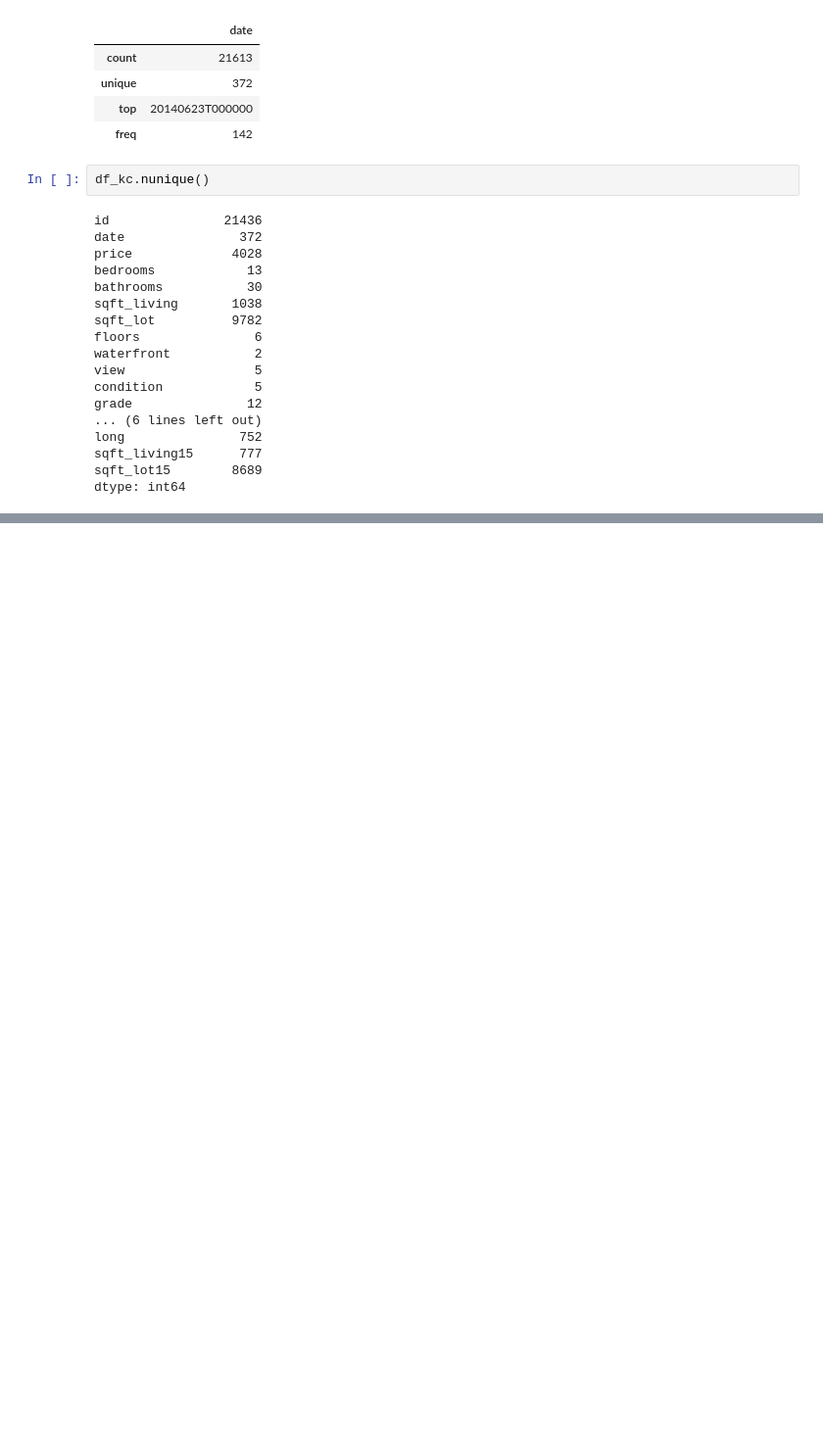
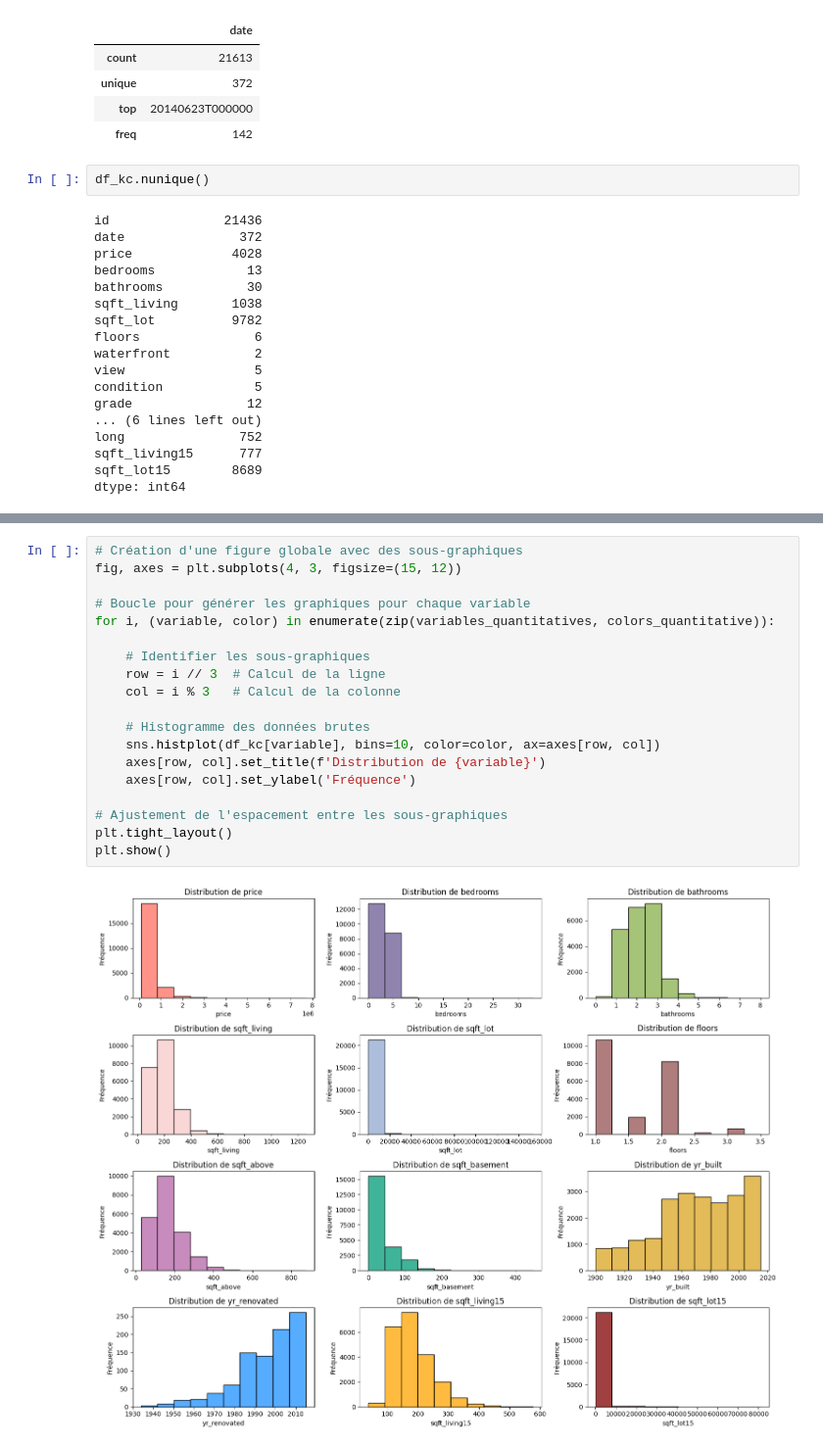
Before and after one commit to AurelPap/apartment-hunter, a Jupyter notebook: working_files_aurel/data-processing.ipynb, the cells around one changed output, grey strips where cells are left out. Shown at 98% size. Cells and saved outputs as stored; diff of their text form; blank space fills up the shorter version.

Commit message:
feat: Analyse univariée des variables quantitatives

```diff
--- a/working_files_aurel/data-processing.ipynb
+++ b/working_files_aurel/data-processing.ipynb
@@ -104,0 +133,21 @@ dtype: int64
+# %%
+# Création d'une figure globale avec des sous-graphiques
+fig, axes = plt.subplots(4, 3, figsize=(15, 12))
+
+# Boucle pour générer les graphiques pour chaque variable
+for i, (variable, color) in enumerate(zip(variables_quantitatives, colors_quantitative)):
+
+    # Identifier les sous-graphiques
+    row = i // 3  # Calcul de la ligne
+    col = i % 3   # Calcul de la colonne
+
+    # Histogramme des données brutes
+    sns.histplot(df_kc[variable], bins=10, color=color, ax=axes[row, col])
+    axes[row, col].set_title(f'Distribution de {variable}')
+    axes[row, col].set_ylabel('Fréquence')
+
+# Ajustement de l'espacement entre les sous-graphiques
+plt.tight_layout()
+plt.show()
+# %% [output]
+[figure, added]
```
Also changed, not shown: parts of 6 cells of this notebook, 1 other file.
